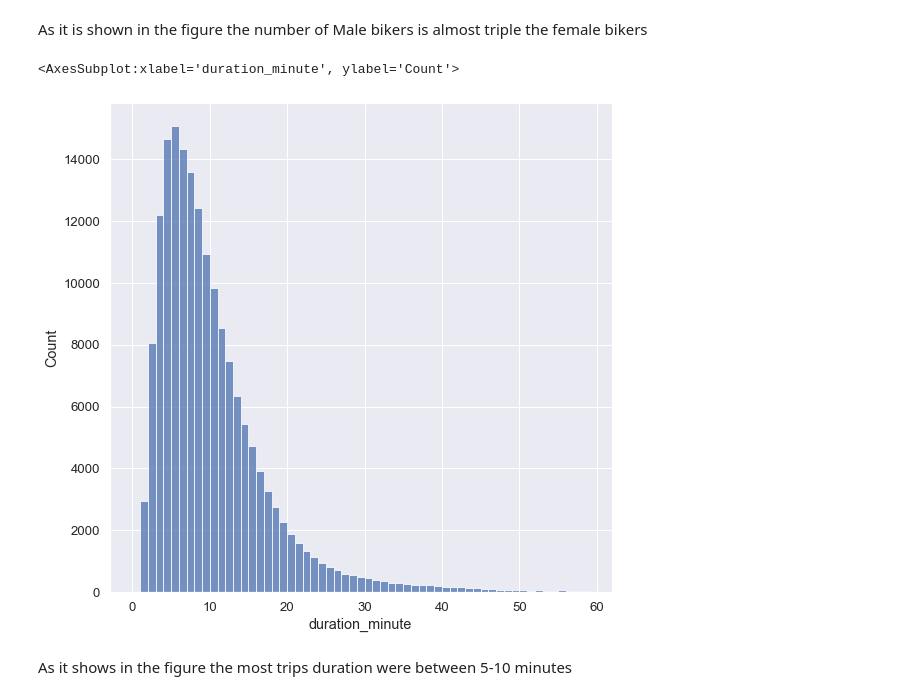
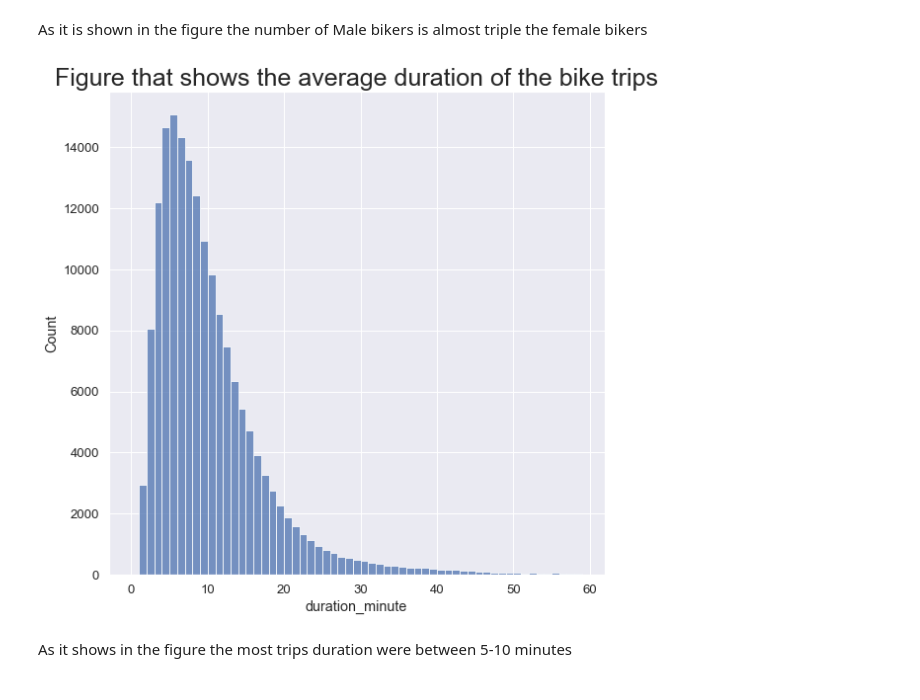
Before and after one commit to Kemad265/FordGobike-Dataset-Investigation, a Jupyter notebook: FordGoBike dataset Analysis.ipynb, the cells around one changed output. Cells and saved outputs as stored; diff of their text form; code cells hidden in the pictures.

```diff
--- a/FordGoBike dataset Analysis.ipynb
+++ b/FordGoBike dataset Analysis.ipynb
@@ -215,10 +212,9 @@ Text(0.5, 1.0, 'figure to show the count of the each gender of the users')
 # %% [markdown]
 As it is shown in the figure the number of Male bikers is almost triple the female bikers
 # %%
-sns.histplot(data=df, x="duration_minute",bins=np.arange(0, 60, 1))
+sns.histplot(data=df, x="duration_minute",bins=np.arange(0, 60, 1)).set_title("Figure that shows the average duration of the bike trips",size=25);
 # %% [output]
-<AxesSubplot:xlabel='duration_minute', ylabel='Count'>
-[figure, old version]
+[figure, new version]
 # %% [markdown]
 As it shows in the figure the most trips duration were between 5-10 minutes
 # %% [markdown]
```
Also changed, not shown: parts of 26 cells of this notebook, 4 other files.
